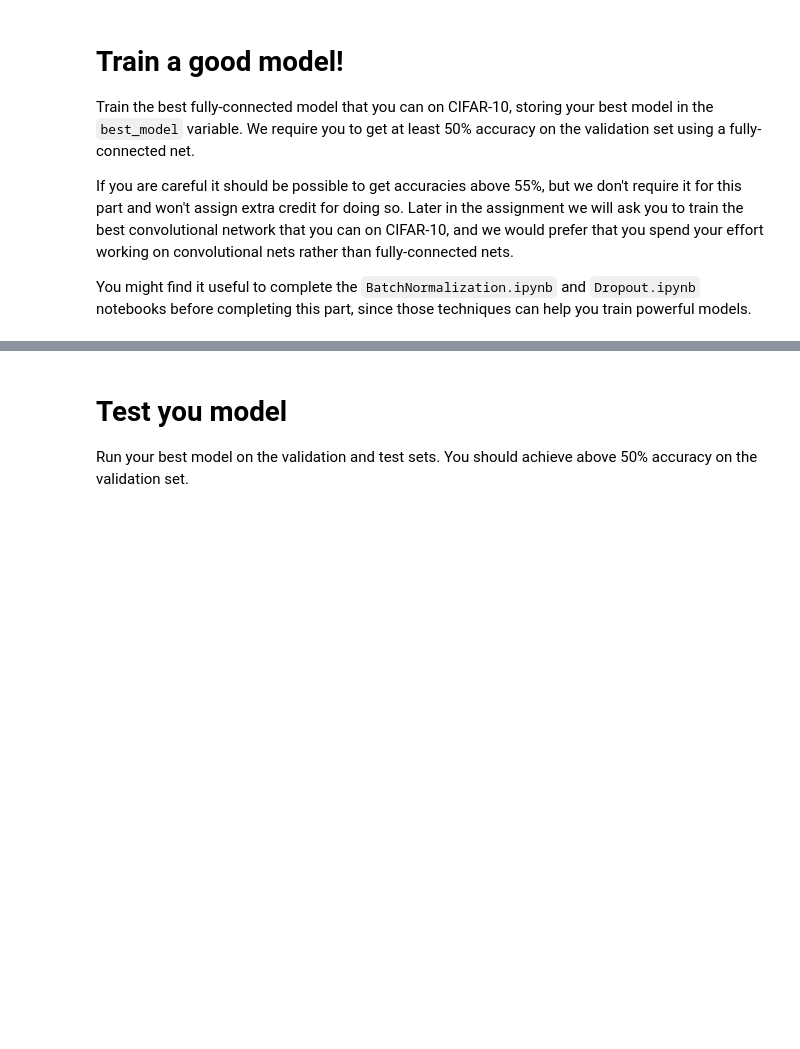
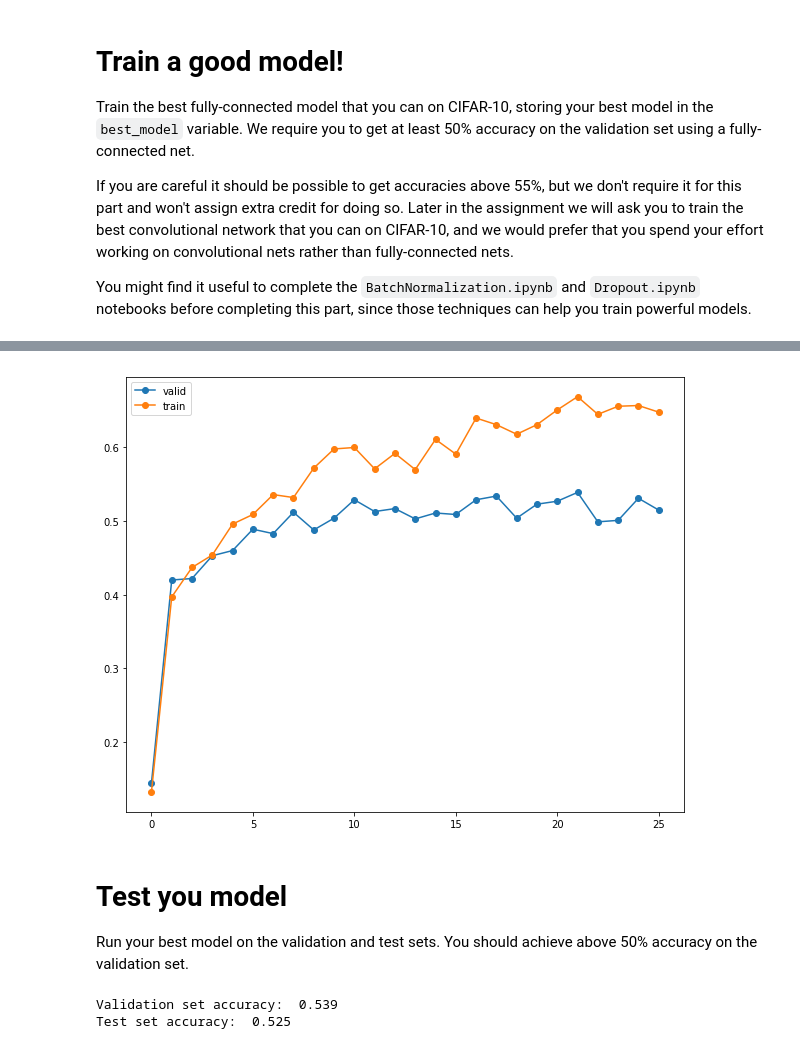
Before and after one commit to Howuhh/cs231n_2018, a Jupyter notebook: assignment2/FullyConnectedNets.ipynb, the cells around one changed output, grey strips where cells are left out. Cells and saved outputs as stored; diff of their text form; code cells hidden in the pictures; blank space fills up the shorter version.

Commit message:
fully connected done

```diff
--- a/assignment2/FullyConnectedNets.ipynb
+++ b/assignment2/FullyConnectedNets.ipynb
@@ -740,7 +838,16 @@ best_model = None
 # batch normalization and dropout useful. Store your best model in the         #
 # best_model variable.                                                         #
 ################################################################################
-pass
+model = FullyConnectedNet([128, 128, 128, 128], weight_scale=5e-2)
+
+solver = Solver(model, data,
+                num_epochs=25, batch_size=32,
+                print_every=100, update_rule="adam",
+                optim_config={
+                    'learning_rate': 1e-3,
+                    },
+                verbose=True)
+solver.train()
 ################################################################################
 #                              END OF YOUR CODE                                #
 ################################################################################
@@ -747,8 +872,18 @@ pass
+# %%
+plt.figure(figsize=(10, 8))
+plt.plot(solver.val_acc_history, "-o", label="valid")
+plt.plot(solver.train_acc_history, "-o", label="train")
+plt.legend();
+# %% [output]
+[figure, added]
 # %% [markdown]
 # Test you model
 Run your best model on the validation and test sets. You should achieve above 50% accuracy on the validation set.
 # %%
-y_test_pred = np.argmax(best_model.loss(data['X_test']), axis=1)
-y_val_pred = np.argmax(best_model.loss(data['X_val']), axis=1)
+y_test_pred = np.argmax(model.loss(data['X_test']), axis=1)
+y_val_pred = np.argmax(model.loss(data['X_val']), axis=1)
 print('Validation set accuracy: ', (y_val_pred == data['y_val']).mean())
 print('Test set accuracy: ', (y_test_pred == data['y_test']).mean())
+# %% [output]
+Validation set accuracy:  0.539
+Test set accuracy:  0.525
```
Also changed, not shown: parts of 12 cells of this notebook, 1 other file.
